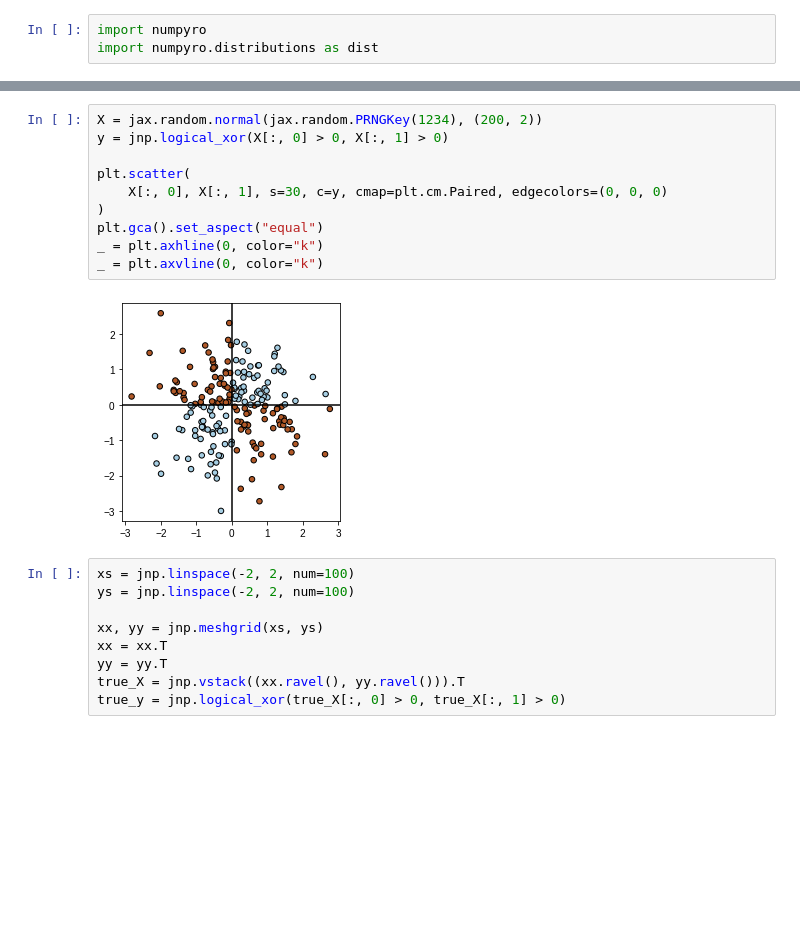
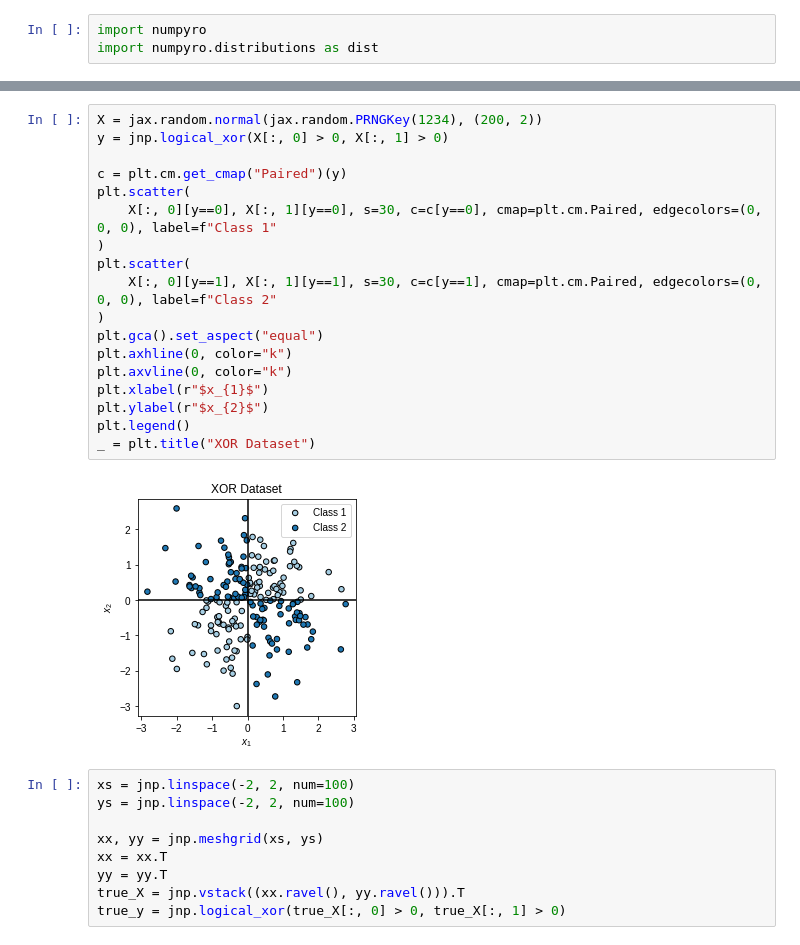
Before and after one commit to dfm/tinygp, a Jupyter notebook: docs/tutorials/gp_classification_mcmc.ipynb, the cells around one changed output, grey strips where cells are left out. Drawn from its saved outputs; the diff is of its cells as text; blank space fills up the shorter version.

```diff
--- a/docs/tutorials/gp_classification_mcmc.ipynb
+++ b/docs/tutorials/gp_classification_mcmc.ipynb
@@ -30,15 +49,23 @@ import numpyro.distributions as dist
 # %%
 X = jax.random.normal(jax.random.PRNGKey(1234), (200, 2))
 y = jnp.logical_xor(X[:, 0] > 0, X[:, 1] > 0)
 
+c = plt.cm.get_cmap("Paired")(y)
 plt.scatter(
-    X[:, 0], X[:, 1], s=30, c=y, cmap=plt.cm.Paired, edgecolors=(0, 0, 0)
+    X[:, 0][y==0], X[:, 1][y==0], s=30, c=c[y==0], cmap=plt.cm.Paired, edgecolors=(0, 0, 0), label=f"Class 1"
+)
+plt.scatter(
+    X[:, 0][y==1], X[:, 1][y==1], s=30, c=c[y==1], cmap=plt.cm.Paired, edgecolors=(0, 0, 0), label=f"Class 2"
 )
 plt.gca().set_aspect("equal")
-_ = plt.axhline(0, color="k")
-_ = plt.axvline(0, color="k")
+plt.axhline(0, color="k")
+plt.axvline(0, color="k")
+plt.xlabel(r"$x_{1}$")
+plt.ylabel(r"$x_{2}$")
+plt.legend()
+_ = plt.title("XOR Dataset")
 # %% [output]
-[figure, old version]
+[figure, new version]
 # %%
 xs = jnp.linspace(-2, 2, num=100)
 ys = jnp.linspace(-2, 2, num=100)
```
Also changed, not shown: parts of 14 cells of this notebook.
